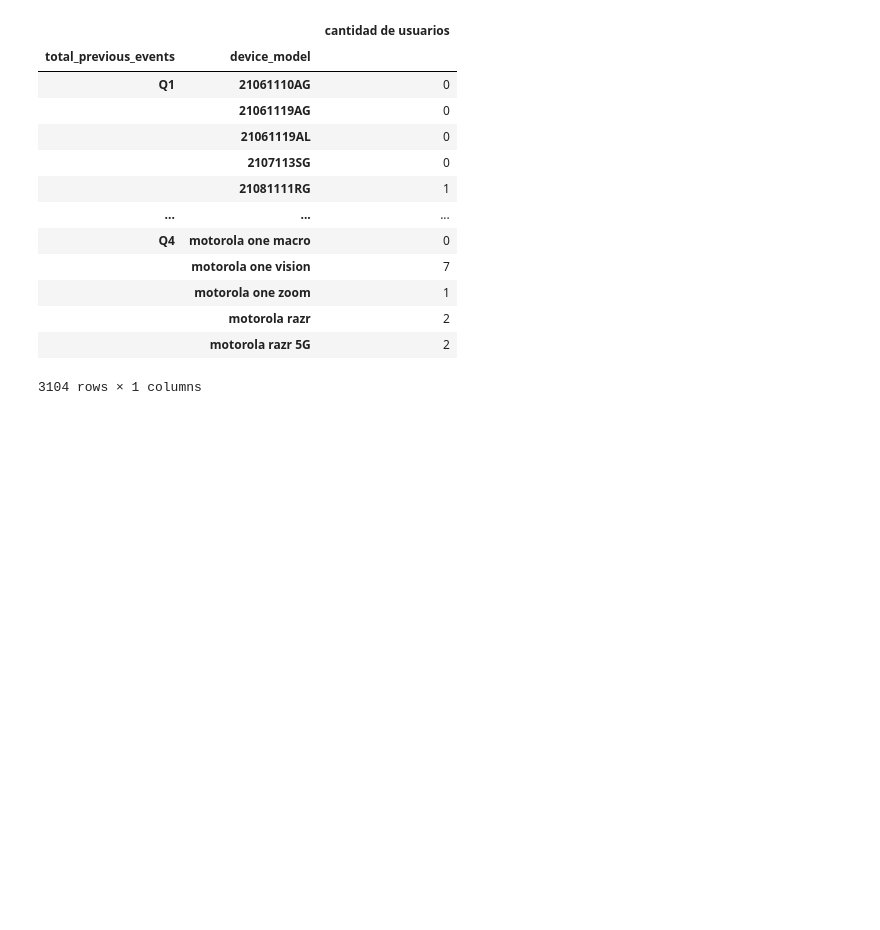
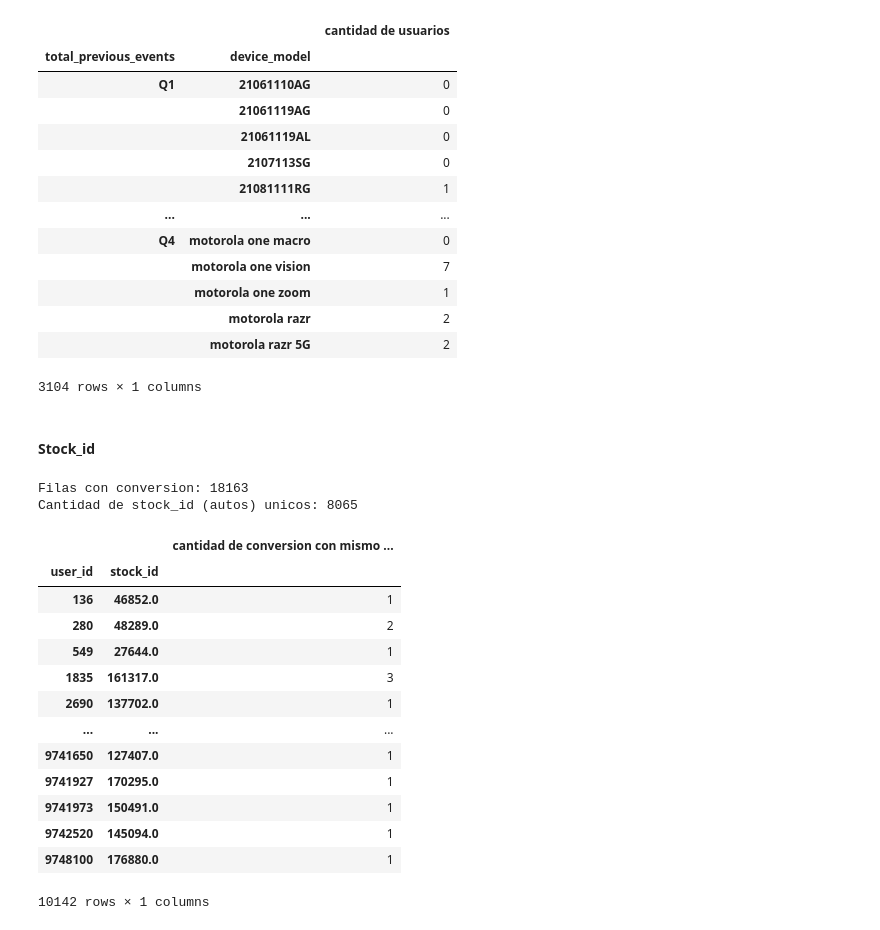
Before and after one commit to adilelle1/navegacion_web_poo, a Jupyter notebook: navegacion_web.ipynb, the cells around one changed output. Saved outputs shown, nothing was run; the diff lists cells and outputs as text; code cells hidden in the pictures; blank space fills up the shorter version.

```diff
--- a/navegacion_web.ipynb
+++ b/navegacion_web.ipynb
@@ -644,3 +616,30 @@ data[mask_reserva].groupby([groups,'device_model']).agg('count')['user_id'].to_f
 |  | motorola razr | 2 |
 |  | motorola razr 5G | 2 |
 3104 rows × 1 columns
+# %% [markdown]
+#### Stock_id
+# %%
+# vemos que hay menos stock id que reservas, es decir que se repiten los autos en diferentes reservas, hay que revisar esto porque no podriamos considerar conversion a la reserva
+print(f'Filas con conversion: {len(data[mask_reserva])}')
+print(f'Cantidad de stock_id (autos) unicos: {data[mask_reserva].stock_id.nunique()}')
+# %% [output]
+Filas con conversion: 18163
+Cantidad de stock_id (autos) unicos: 8065
+# %%
+# existen usuarios que reservaron mas de una vez un stock id, y vemos que hay usuarios que reservaron mas de un auto
+data[mask_reserva].groupby(['user_id', 'stock_id']).agg('count')['device_id'].to_frame('cantidad de conversion con mismo stock id')
+# %% [output]
+|  |  | cantidad de conversion con mismo ... |
+| user_id | stock_id |  |
+| 136 | 46852.0 | 1 |
+| 280 | 48289.0 | 2 |
+| 549 | 27644.0 | 1 |
+| 1835 | 161317.0 | 3 |
+| 2690 | 137702.0 | 1 |
+| ... | ... | ... |
+| 9741650 | 127407.0 | 1 |
+| 9741927 | 170295.0 | 1 |
+| 9741973 | 150491.0 | 1 |
+| 9742520 | 145094.0 | 1 |
+| 9748100 | 176880.0 | 1 |
+10142 rows × 1 columns
```
Also changed, not shown: parts of 8 cells of this notebook.
